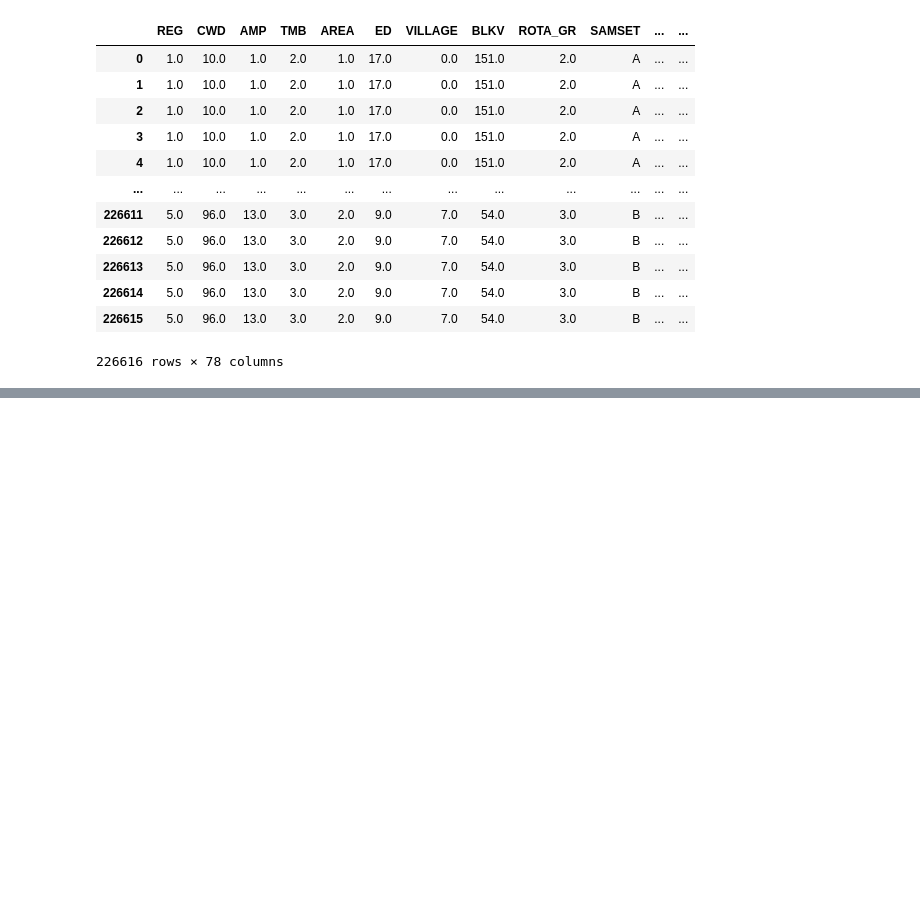
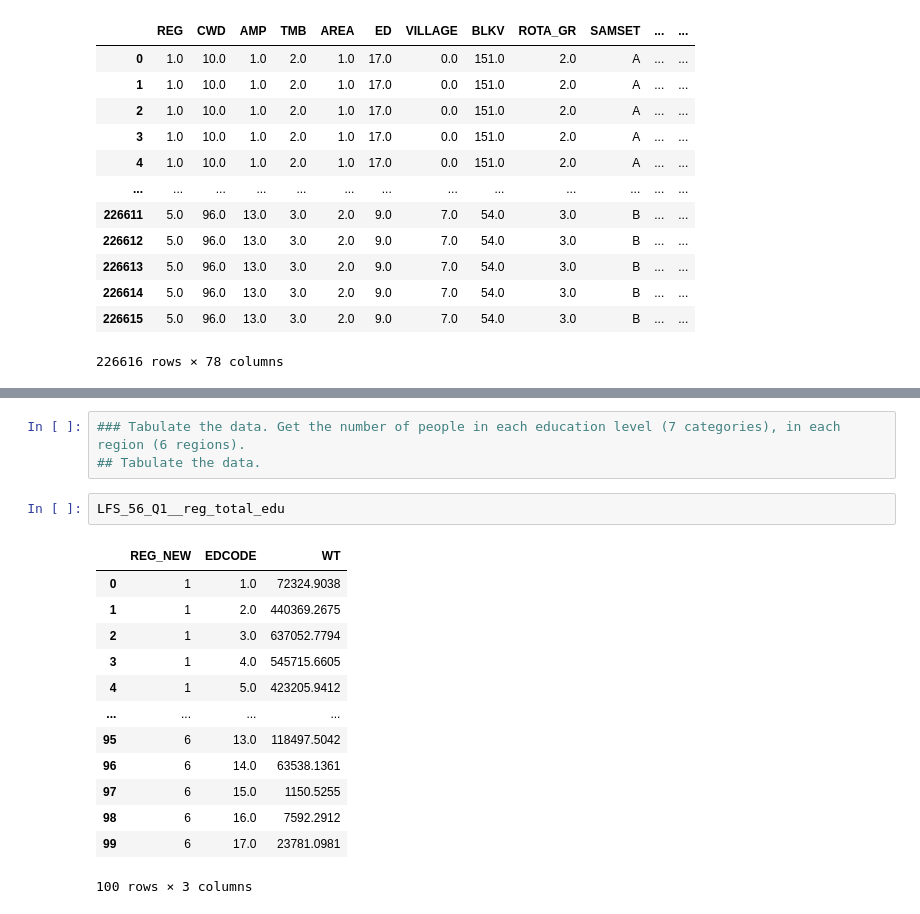
Before and after one commit to PhakphumJ/Thesis_code, a Jupyter notebook: LFS_code.ipynb, the cells around one changed output, grey strips where cells are left out. Drawn from its saved outputs; the diff is of its cells as text; blank space fills up the shorter version.

```diff
--- a/LFS_code.ipynb
+++ b/LFS_code.ipynb
@@ -125,0 +206,19 @@ Name: CWD, Length: 226616, dtype: float64
+# %%
+### Tabulate the data. Get the number of people in each education level (7 categories), in each region (6 regions).
+## Tabulate the data.
+# %%
+LFS_56_Q1__reg_total_edu
+# %% [output]
+|  | REG_NEW | EDCODE | WT |
+| 0 | 1 | 1.0 | 72324.9038 |
+| 1 | 1 | 2.0 | 440369.2675 |
+| 2 | 1 | 3.0 | 637052.7794 |
+| 3 | 1 | 4.0 | 545715.6605 |
+| 4 | 1 | 5.0 | 423205.9412 |
+| ... | ... | ... | ... |
+| 95 | 6 | 13.0 | 118497.5042 |
+| 96 | 6 | 14.0 | 63538.1361 |
+| 97 | 6 | 15.0 | 1150.5255 |
+| 98 | 6 | 16.0 | 7592.2912 |
+| 99 | 6 | 17.0 | 23781.0981 |
+100 rows × 3 columns
```
Also changed, not shown: parts of 7 cells of this notebook.
